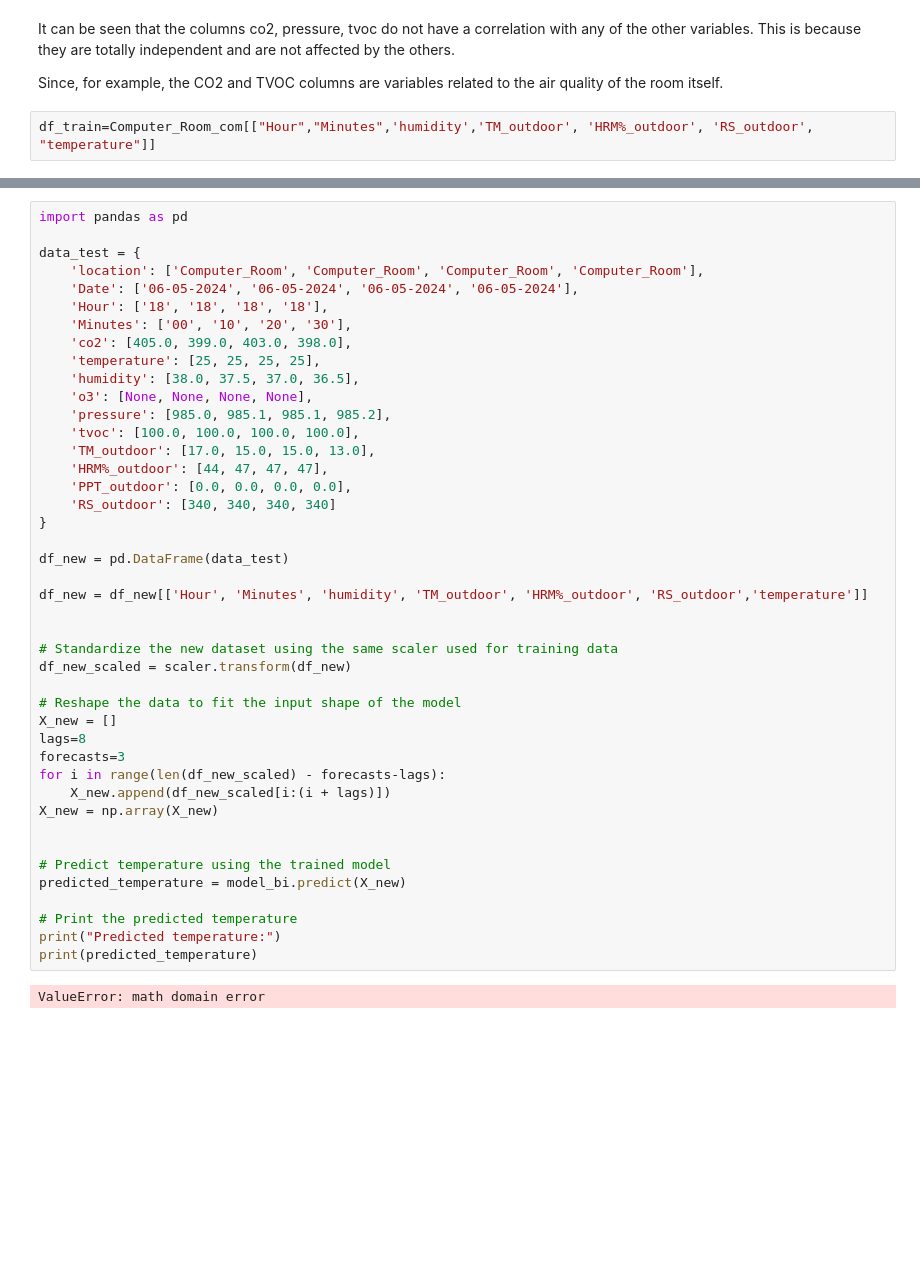
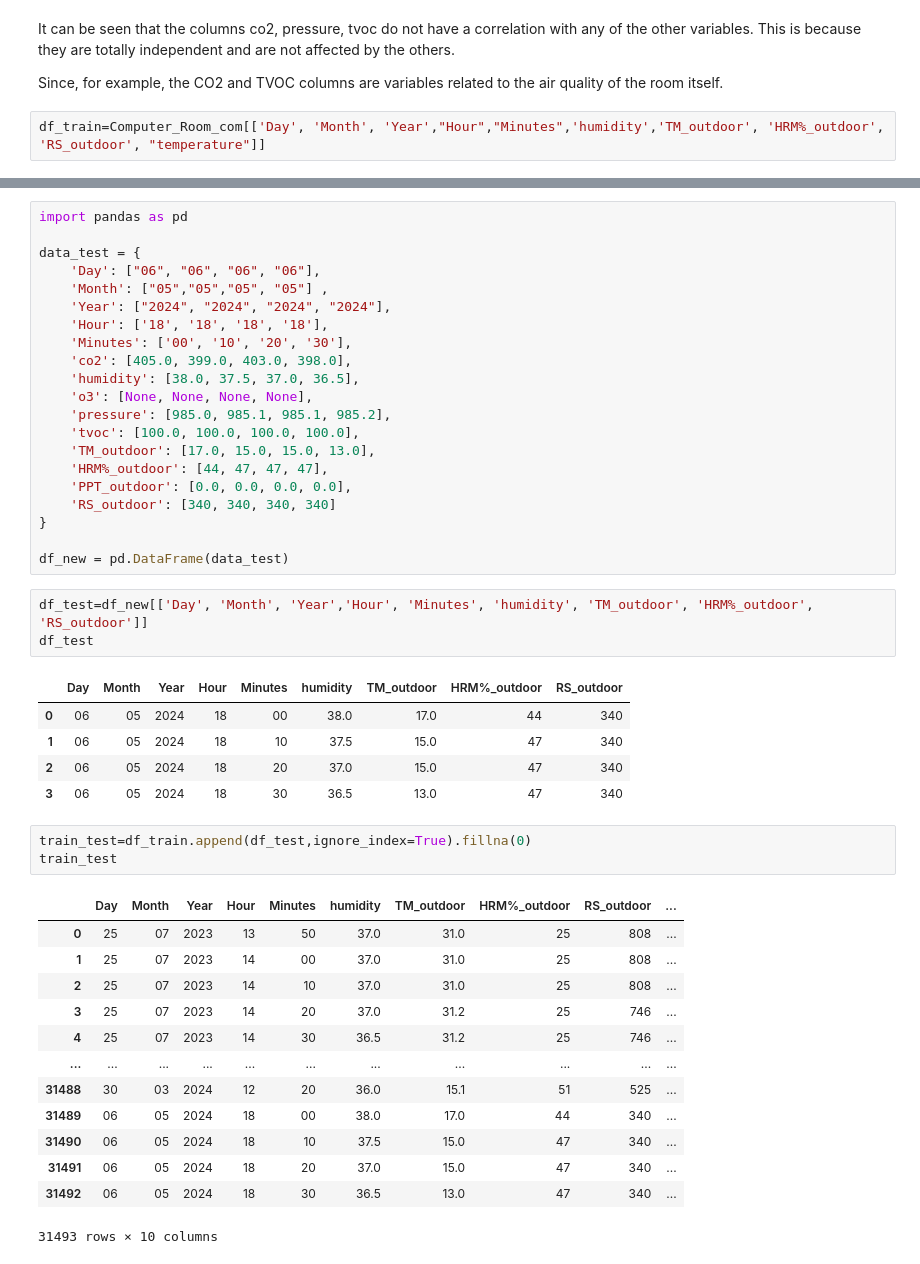
Before and after one commit to peremayolc/UAB_EnergyStudy, a Jupyter notebook: Recommender/recommendersys.ipynb, the cells around one changed output, grey strips where cells are left out. Drawn from its saved outputs; the diff is of its cells as text; blank space fills up the shorter version.

```diff
--- a/Recommender/recommendersys.ipynb
+++ b/Recommender/recommendersys.ipynb
@@ -353,7 +360,7 @@ It can be seen that the columns co2, pressure, tvoc do not have a correlation wi
 
 Since, for example, the CO2 and TVOC columns are variables related to the air quality of the room itself.
 # %%
-df_train=Computer_Room_com[["Hour","Minutes",'humidity','TM_outdoor', 'HRM%_outdoor', 'RS_outdoor', "temperature"]]
+df_train=Computer_Room_com[['Day', 'Month', 'Year',"Hour","Minutes",'humidity','TM_outdoor', 'HRM%_outdoor', 'RS_outdoor', "temperature"]]
 # %%
 from sklearn.preprocessing import StandardScaler
 scaler= StandardScaler()
@@ -639,12 +638,12 @@ R2 of Unidirectional LSTM model : 0.99
 import pandas as pd
 
 data_test = {
-    'location': ['Computer_Room', 'Computer_Room', 'Computer_Room', 'Computer_Room'],
-    'Date': ['06-05-2024', '06-05-2024', '06-05-2024', '06-05-2024'],
+    'Day': ["06", "06", "06", "06"],
+    'Month': ["05","05","05", "05"] ,
+    'Year': ["2024", "2024", "2024", "2024"],
     'Hour': ['18', '18', '18', '18'],
     'Minutes': ['00', '10', '20', '30'],
     'co2': [405.0, 399.0, 403.0, 398.0],
-    'temperature': [25, 25, 25, 25],
     'humidity': [38.0, 37.5, 37.0, 36.5],
     'o3': [None, None, None, None],
     'pressure': [985.0, 985.1, 985.1, 985.2],
@@ -656,27 +655,29 @@ data_test = {
 }
 
 df_new = pd.DataFrame(data_test)
-
-df_new = df_new[['Hour', 'Minutes', 'humidity', 'TM_outdoor', 'HRM%_outdoor', 'RS_outdoor','temperature']]
-
-
-# Standardize the new dataset using the same scaler used for training data
-df_new_scaled = scaler.transform(df_new)
-
-# Reshape the data to fit the input shape of the model
-X_new = []
-lags=8
-forecasts=3
-for i in range(len(df_new_scaled) - forecasts-lags):
-    X_new.append(df_new_scaled[i:(i + lags)])
-X_new = np.array(X_new)
-
-
-# Predict temperature using the trained model
-predicted_temperature = model_bi.predict(X_new)
-
-# Print the predicted temperature
-print("Predicted temperature:")
-print(predicted_temperature)
-# %% [output]
-ValueError: math domain error
+# %%
+df_test=df_new[['Day', 'Month', 'Year','Hour', 'Minutes', 'humidity', 'TM_outdoor', 'HRM%_outdoor', 'RS_outdoor']]
+df_test
+# %% [output]
+|  | Day | Month | Year | Hour | Minutes | humidity | TM_outdoor | HRM%_outdoor | RS_outdoor |
+| 0 | 06 | 05 | 2024 | 18 | 00 | 38.0 | 17.0 | 44 | 340 |
+| 1 | 06 | 05 | 2024 | 18 | 10 | 37.5 | 15.0 | 47 | 340 |
+| 2 | 06 | 05 | 2024 | 18 | 20 | 37.0 | 15.0 | 47 | 340 |
+| 3 | 06 | 05 | 2024 | 18 | 30 | 36.5 | 13.0 | 47 | 340 |
+# %%
+train_test=df_train.append(df_test,ignore_index=True).fillna(0)
+train_test
+# %% [output]
+|  | Day | Month | Year | Hour | Minutes | humidity | TM_outdoor | HRM%_outdoor | RS_outdoor | ... |
+| 0 | 25 | 07 | 2023 | 13 | 50 | 37.0 | 31.0 | 25 | 808 | ... |
+| 1 | 25 | 07 | 2023 | 14 | 00 | 37.0 | 31.0 | 25 | 808 | ... |
+| 2 | 25 | 07 | 2023 | 14 | 10 | 37.0 | 31.0 | 25 | 808 | ... |
+| 3 | 25 | 07 | 2023 | 14 | 20 | 37.0 | 31.2 | 25 | 746 | ... |
+| 4 | 25 | 07 | 2023 | 14 | 30 | 36.5 | 31.2 | 25 | 746 | ... |
+| ... | ... | ... | ... | ... | ... | ... | ... | ... | ... | ... |
+| 31488 | 30 | 03 | 2024 | 12 | 20 | 36.0 | 15.1 | 51 | 525 | ... |
+| 31489 | 06 | 05 | 2024 | 18 | 00 | 38.0 | 17.0 | 44 | 340 | ... |
+| 31490 | 06 | 05 | 2024 | 18 | 10 | 37.5 | 15.0 | 47 | 340 | ... |
+| 31491 | 06 | 05 | 2024 | 18 | 20 | 37.0 | 15.0 | 47 | 340 | ... |
+| 31492 | 06 | 05 | 2024 | 18 | 30 | 36.5 | 13.0 | 47 | 340 | ... |
+31493 rows × 10 columns
```
Also changed, not shown: parts of 14 cells of this notebook.
